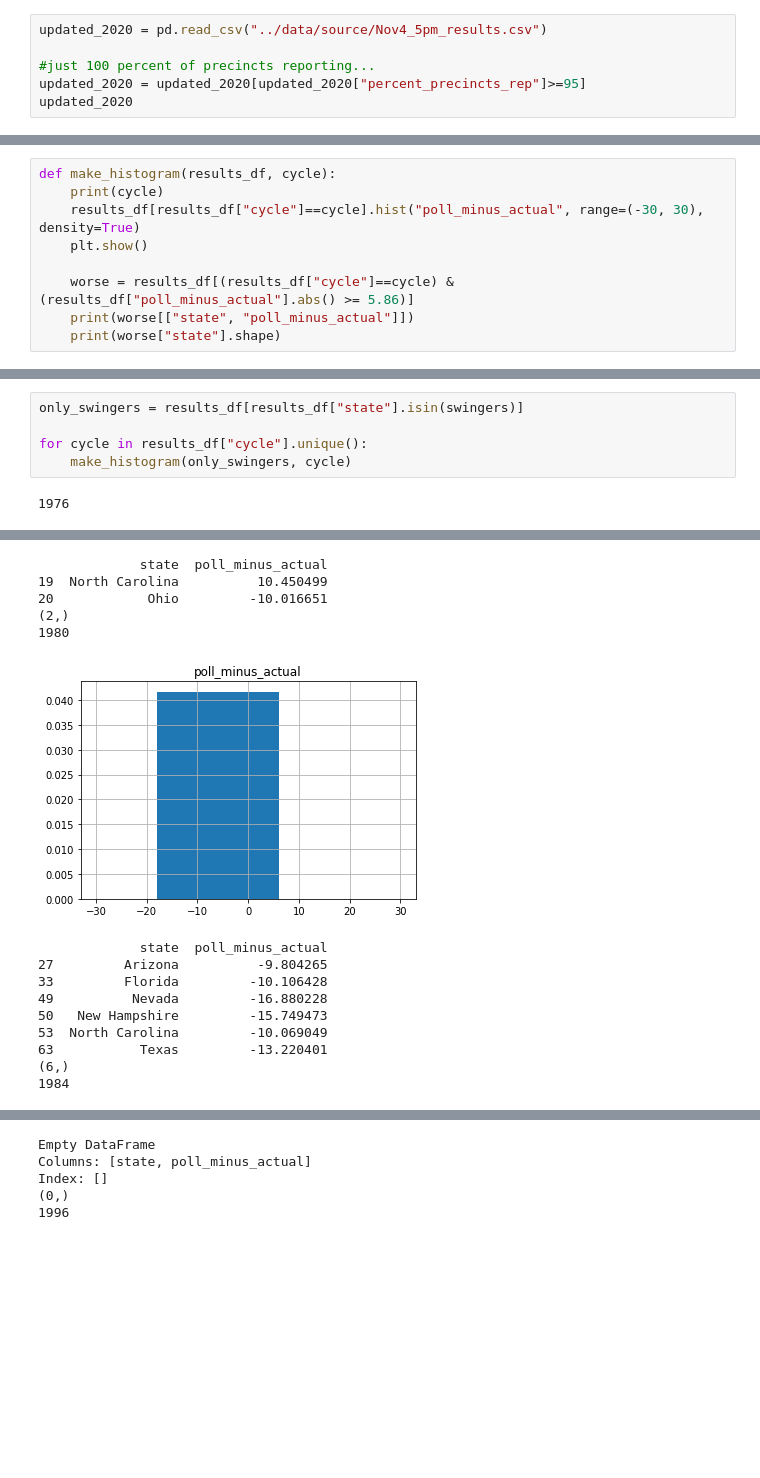
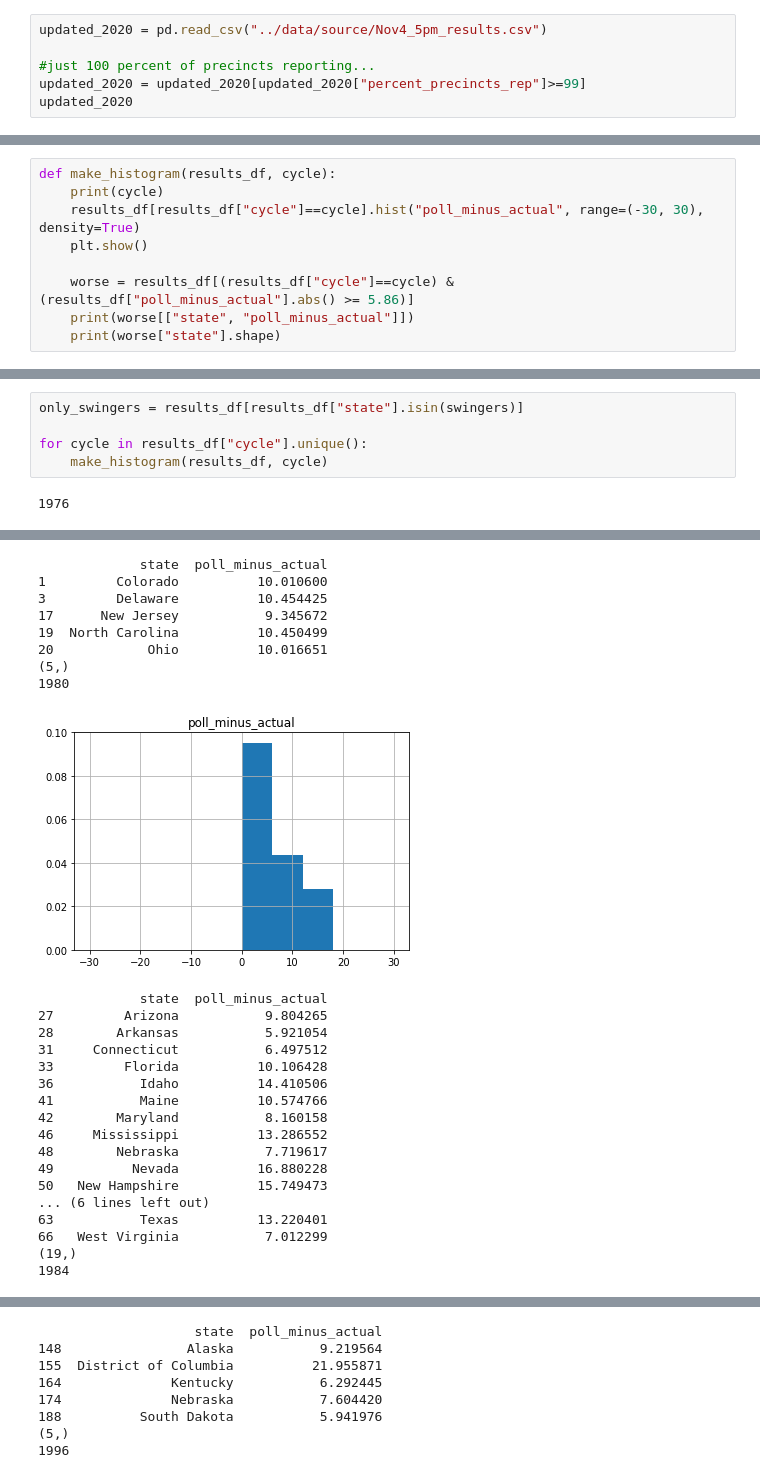
Before and after one commit to mtfahey/judge_the_polls, a Jupyter notebook: analysis/poll_comparison.ipynb, the cells around one changed output, grey strips where cells are left out. Drawn from its saved outputs; the diff is of its cells as text; blank space fills up the shorter version.

Commit message:
update with 5 percent methodology

```diff
--- a/analysis/poll_comparison.ipynb
+++ b/analysis/poll_comparison.ipynb
@@ -156,7 +156,7 @@ all_years_main.head()
 updated_2020 = pd.read_csv("../data/source/Nov4_5pm_results.csv")
 
 #just 100 percent of precincts reporting...
-updated_2020 = updated_2020[updated_2020["percent_precincts_rep"]>=95]
+updated_2020 = updated_2020[updated_2020["percent_precincts_rep"]>=99]
 updated_2020
 # %% [output]
 |  | State | percent_precincts_rep | trump | biden | trump_minus_biden | called |
@@ -418,6 +415,6 @@ results_df[results_df["state"]=="Wyoming"]
 only_swingers = results_df[results_df["state"].isin(swingers)]
 
 for cycle in results_df["cycle"].unique():
-    make_histogram(only_swingers, cycle)
+    make_histogram(results_df, cycle)
 # %% [output]
 1976
@@ -425,15 +422,26 @@ for cycle in results_df["cycle"].unique():
              state  poll_minus_actual
+1         Colorado          10.010600
+3         Delaware          10.454425
+17      New Jersey           9.345672
 19  North Carolina          10.450499
-20            Ohio         -10.016651
-(2,)
+20            Ohio          10.016651
+(5,)
 1980
-[figure, old version]
+[figure, new version]
              state  poll_minus_actual
-27         Arizona          -9.804265
-33         Florida         -10.106428
-49          Nevada         -16.880228
-50   New Hampshire         -15.749473
-53  North Carolina         -10.069049
-63           Texas         -13.220401
-(6,)
+27         Arizona           9.804265
+28        Arkansas           5.921054
+31     Connecticut           6.497512
+33         Florida          10.106428
+36           Idaho          14.410506
+41           Maine          10.574766
+42        Maryland           8.160158
+46     Mississippi          13.286552
+48        Nebraska           7.719617
+49          Nevada          16.880228
+50   New Hampshire          15.749473
+... (6 lines left out)
+63           Texas          13.220401
+66   West Virginia           7.012299
+(19,)
 1984
@@ -456,5 +476,8 @@ for cycle in results_df["cycle"].unique():
-Empty DataFrame
-Columns: [state, poll_minus_actual]
-Index: []
-(0,)
+                    state  poll_minus_actual
+148                Alaska           9.219564
+155  District of Columbia          21.955871
+164              Kentucky           6.292445
+174              Nebraska           7.604420
+188          South Dakota           5.941976
+(5,)
 1996
```
Also changed, not shown: parts of 10 cells of this notebook.
